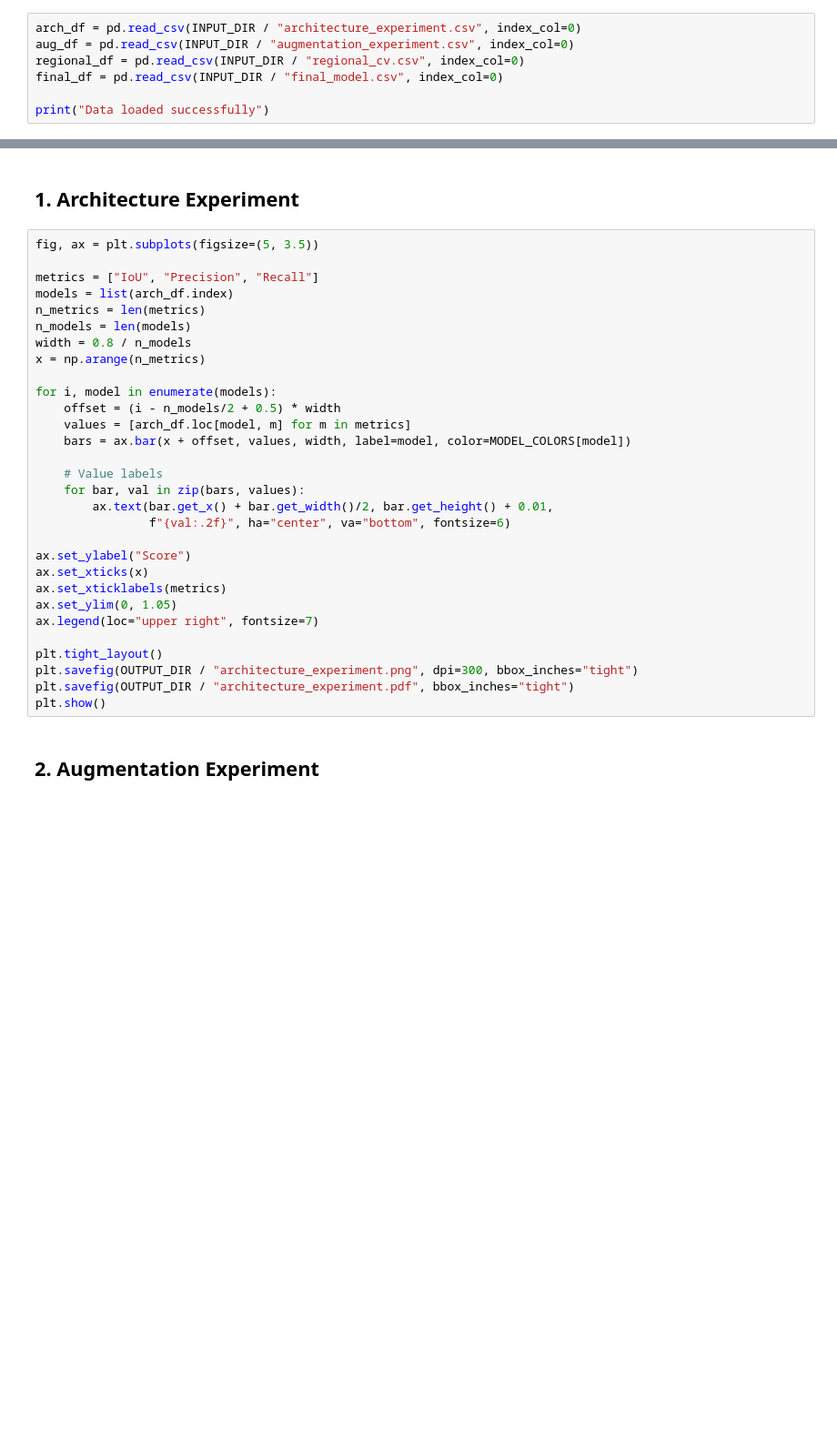
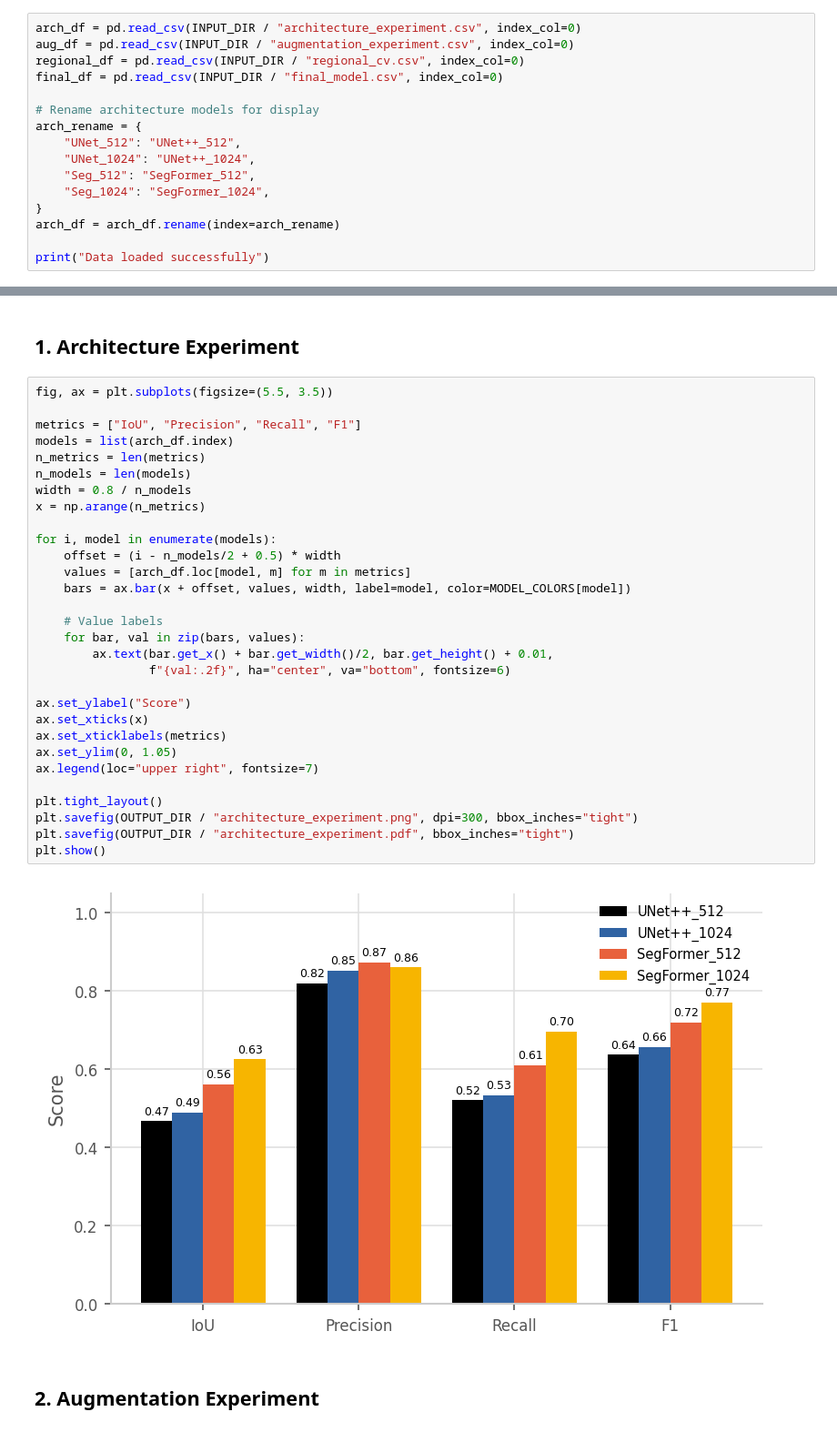
Before and after one commit to sebdalgarno/hakai-ml-train, a Jupyter notebook: notebooks/eval-plot.ipynb, the cells around one changed output, grey strips where cells are left out. Shown at 91% size. Cells and saved outputs as stored; diff of their text form; blank space fills up the shorter version.

```diff
--- a/notebooks/eval-plot.ipynb
+++ b/notebooks/eval-plot.ipynb
@@ -64,4 +75,13 @@ aug_df = pd.read_csv(INPUT_DIR / "augmentation_experiment.csv", index_col=0)
 regional_df = pd.read_csv(INPUT_DIR / "regional_cv.csv", index_col=0)
 final_df = pd.read_csv(INPUT_DIR / "final_model.csv", index_col=0)
 
+# Rename architecture models for display
+arch_rename = {
+    "UNet_512": "UNet++_512",
+    "UNet_1024": "UNet++_1024",
+    "Seg_512": "SegFormer_512",
+    "Seg_1024": "SegFormer_1024",
+}
+arch_df = arch_df.rename(index=arch_rename)
+
 print("Data loaded successfully")
@@ -68,35 +90,37 @@ print("Data loaded successfully")
 # %% [markdown]
 ## 1. Architecture Experiment
 # %%
-fig, ax = plt.subplots(figsize=(5, 3.5))
+fig, ax = plt.subplots(figsize=(5.5, 3.5))
 
-metrics = ["IoU", "Precision", "Recall"]
+metrics = ["IoU", "Precision", "Recall", "F1"]
 models = list(arch_df.index)
 n_metrics = len(metrics)
 n_models = len(models)
 width = 0.8 / n_models
 x = np.arange(n_metrics)
 
 for i, model in enumerate(models):
     offset = (i - n_models/2 + 0.5) * width
     values = [arch_df.loc[model, m] for m in metrics]
     bars = ax.bar(x + offset, values, width, label=model, color=MODEL_COLORS[model])
 
     # Value labels
     for bar, val in zip(bars, values):
         ax.text(bar.get_x() + bar.get_width()/2, bar.get_height() + 0.01,
                 f"{val:.2f}", ha="center", va="bottom", fontsize=6)
 
 ax.set_ylabel("Score")
 ax.set_xticks(x)
 ax.set_xticklabels(metrics)
 ax.set_ylim(0, 1.05)
 ax.legend(loc="upper right", fontsize=7)
 
 plt.tight_layout()
 plt.savefig(OUTPUT_DIR / "architecture_experiment.png", dpi=300, bbox_inches="tight")
 plt.savefig(OUTPUT_DIR / "architecture_experiment.pdf", bbox_inches="tight")
 plt.show()
+# %% [output]
+[figure, added]
 # %% [markdown]
 ## 2. Augmentation Experiment
 # %%
```
Also changed, not shown: parts of 8 cells of this notebook, 6 other files.
